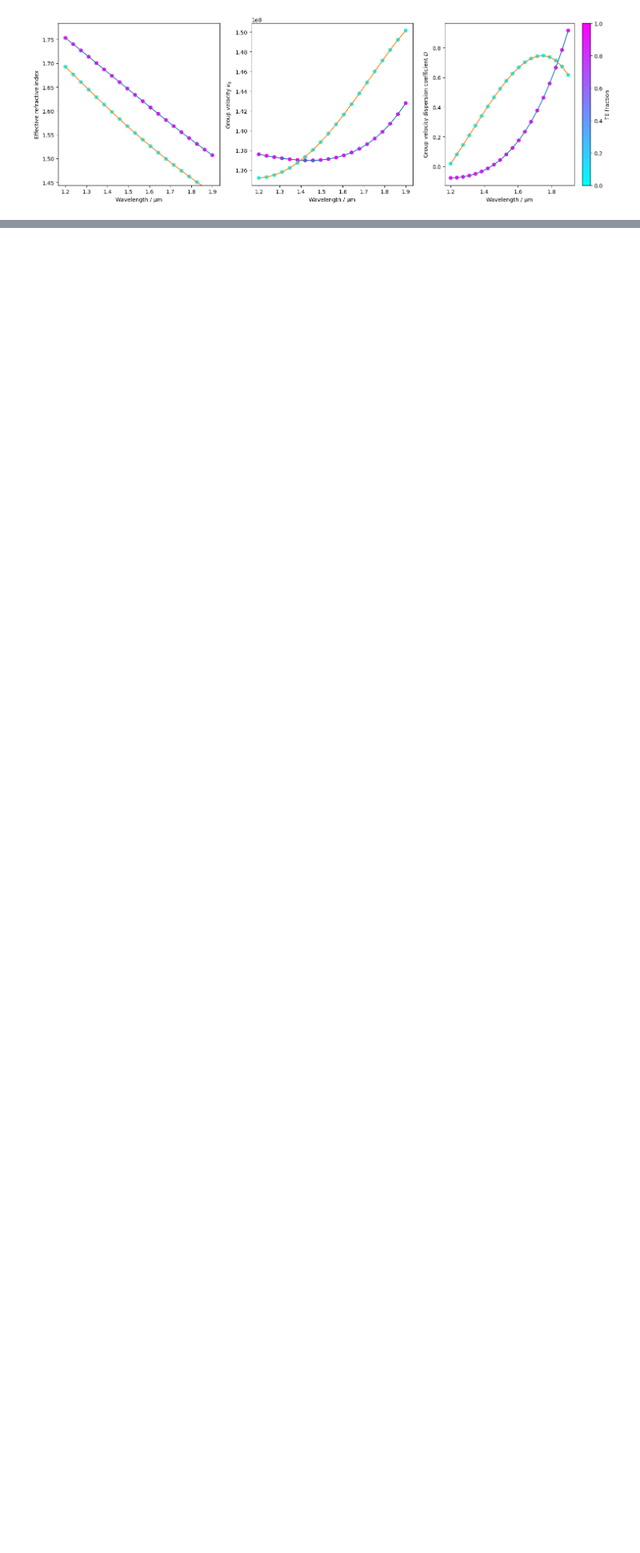
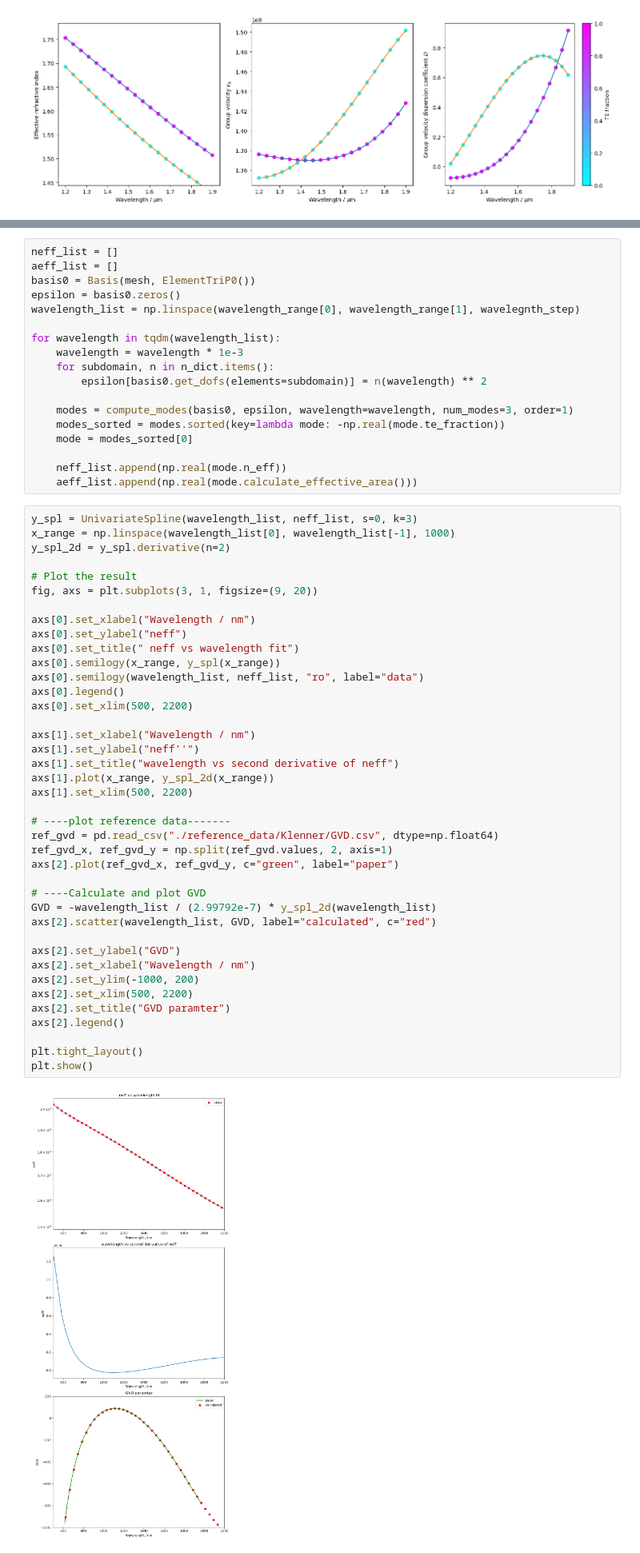
Before and after one commit to ericcblow/SiliconPhotonicSimulations, a Jupyter notebook: Dispersion.ipynb, the cells around one changed output, grey strips where cells are left out. Shown at 80% size. Drawn from its saved outputs; the diff is of its cells as text; blank space fills up the shorter version.

```diff
--- a/Dispersion.ipynb
+++ b/Dispersion.ipynb
@@ -102,0 +176,60 @@ plt.show()
+# %%
+neff_list = []
+aeff_list = []
+basis0 = Basis(mesh, ElementTriP0())
+epsilon = basis0.zeros()
+wavelength_list = np.linspace(wavelength_range[0], wavelength_range[1], wavelegnth_step)
+
+for wavelength in tqdm(wavelength_list):
+    wavelength = wavelength * 1e-3
+    for subdomain, n in n_dict.items():
+        epsilon[basis0.get_dofs(elements=subdomain)] = n(wavelength) ** 2
+
+    modes = compute_modes(basis0, epsilon, wavelength=wavelength, num_modes=3, order=1)
+    modes_sorted = modes.sorted(key=lambda mode: -np.real(mode.te_fraction))
+    mode = modes_sorted[0]
+
+    neff_list.append(np.real(mode.n_eff))
+    aeff_list.append(np.real(mode.calculate_effective_area()))
+# %%
+y_spl = UnivariateSpline(wavelength_list, neff_list, s=0, k=3)
+x_range = np.linspace(wavelength_list[0], wavelength_list[-1], 1000)
+y_spl_2d = y_spl.derivative(n=2)
+
+# Plot the result
+fig, axs = plt.subplots(3, 1, figsize=(9, 20))
+
+axs[0].set_xlabel("Wavelength / nm")
+axs[0].set_ylabel("neff")
+axs[0].set_title(" neff vs wavelength fit")
+axs[0].semilogy(x_range, y_spl(x_range))
+axs[0].semilogy(wavelength_list, neff_list, "ro", label="data")
+axs[0].legend()
+axs[0].set_xlim(500, 2200)
+
+axs[1].set_xlabel("Wavelength / nm")
+axs[1].set_ylabel("neff''")
+axs[1].set_title("wavelength vs second derivative of neff")
+axs[1].plot(x_range, y_spl_2d(x_range))
+axs[1].set_xlim(500, 2200)
+
+# ----plot reference data-------
+ref_gvd = pd.read_csv("./reference_data/Klenner/GVD.csv", dtype=np.float64)
+ref_gvd_x, ref_gvd_y = np.split(ref_gvd.values, 2, axis=1)
+axs[2].plot(ref_gvd_x, ref_gvd_y, c="green", label="paper")
+
+# ----Calculate and plot GVD
+GVD = -wavelength_list / (2.99792e-7) * y_spl_2d(wavelength_list)
+axs[2].scatter(wavelength_list, GVD, label="calculated", c="red")
+
+axs[2].set_ylabel("GVD")
+axs[2].set_xlabel("Wavelength / nm")
+axs[2].set_ylim(-1000, 200)
+axs[2].set_xlim(500, 2200)
+axs[2].set_title("GVD paramter")
+axs[2].legend()
+
+plt.tight_layout()
+plt.show()
+# %% [output]
+[figure, added]
```
Also changed, not shown: parts of 11 cells of this notebook, 24 other files.
